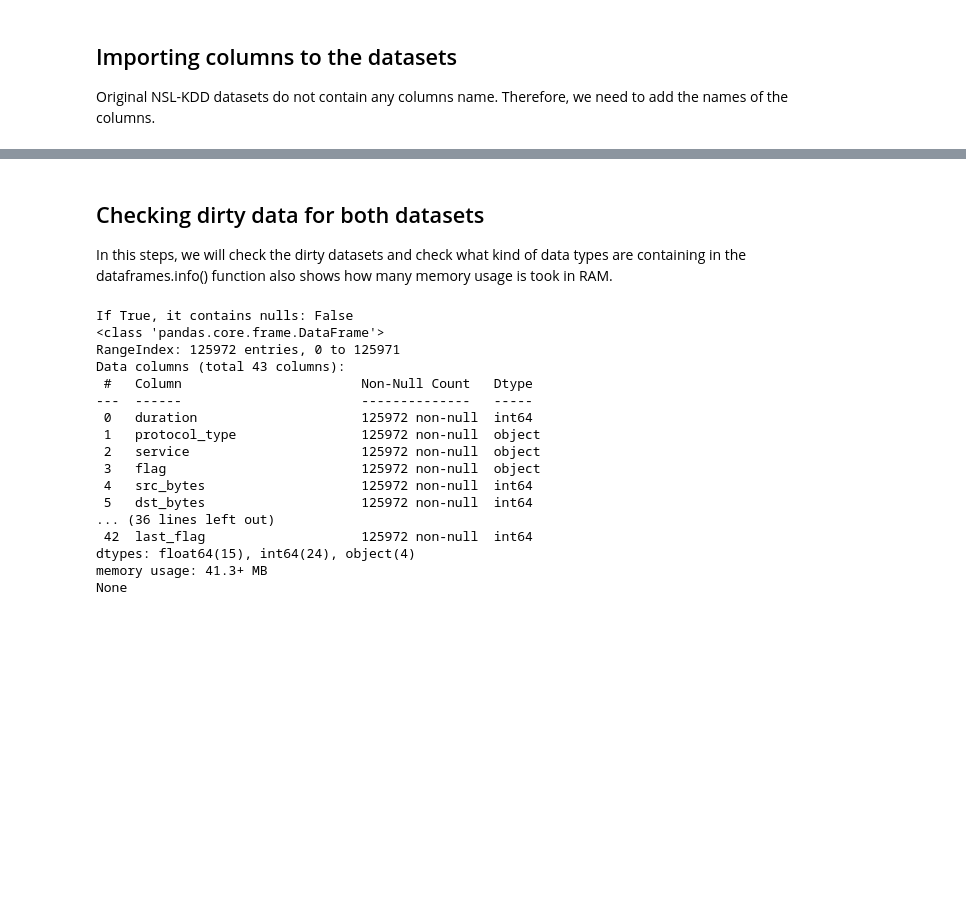
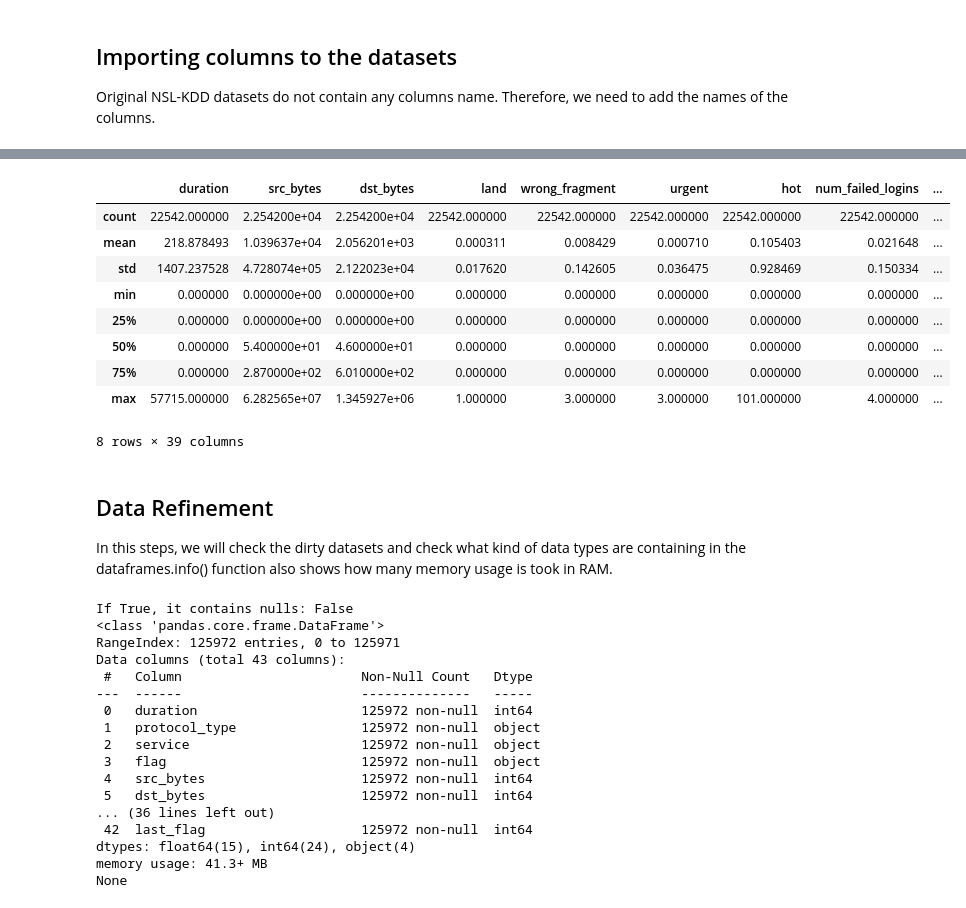
Before and after one commit to ClockWize171/network-traffic-analysis-tensorflow, a Jupyter notebook: kdd19-analysis.ipynb, the cells around one changed output, grey strips where cells are left out. Drawn from its saved outputs; the diff is of its cells as text; code cells hidden in the pictures; blank space fills up the shorter version.

```diff
--- a/kdd19-analysis.ipynb
+++ b/kdd19-analysis.ipynb
@@ -107,5 +108,18 @@ test_data.head(3)
+# %%
+test_data.describe()
+# %% [output]
+|  | duration | src_bytes | dst_bytes | land | wrong_fragment | urgent | hot | num_failed_logins | ... |
+| count | 22542.000000 | 2.254200e+04 | 2.254200e+04 | 22542.000000 | 22542.000000 | 22542.000000 | 22542.000000 | 22542.000000 | ... |
+| mean | 218.878493 | 1.039637e+04 | 2.056201e+03 | 0.000311 | 0.008429 | 0.000710 | 0.105403 | 0.021648 | ... |
+| std | 1407.237528 | 4.728074e+05 | 2.122023e+04 | 0.017620 | 0.142605 | 0.036475 | 0.928469 | 0.150334 | ... |
+| min | 0.000000 | 0.000000e+00 | 0.000000e+00 | 0.000000 | 0.000000 | 0.000000 | 0.000000 | 0.000000 | ... |
+| 25% | 0.000000 | 0.000000e+00 | 0.000000e+00 | 0.000000 | 0.000000 | 0.000000 | 0.000000 | 0.000000 | ... |
+| 50% | 0.000000 | 5.400000e+01 | 4.600000e+01 | 0.000000 | 0.000000 | 0.000000 | 0.000000 | 0.000000 | ... |
+| 75% | 0.000000 | 2.870000e+02 | 6.010000e+02 | 0.000000 | 0.000000 | 0.000000 | 0.000000 | 0.000000 | ... |
+| max | 57715.000000 | 6.282565e+07 | 1.345927e+06 | 1.000000 | 3.000000 | 3.000000 | 101.000000 | 4.000000 | ... |
+8 rows × 39 columns
 # %% [markdown]
-## Checking dirty data for both datasets
+## Data Refinement
 In this steps, we will check the dirty datasets and check what kind of data types are containing in the dataframes.info() function also shows how many memory usage is took in RAM.
 # %%
 # For train data
```
Also changed, not shown: parts of 6 cells of this notebook.
